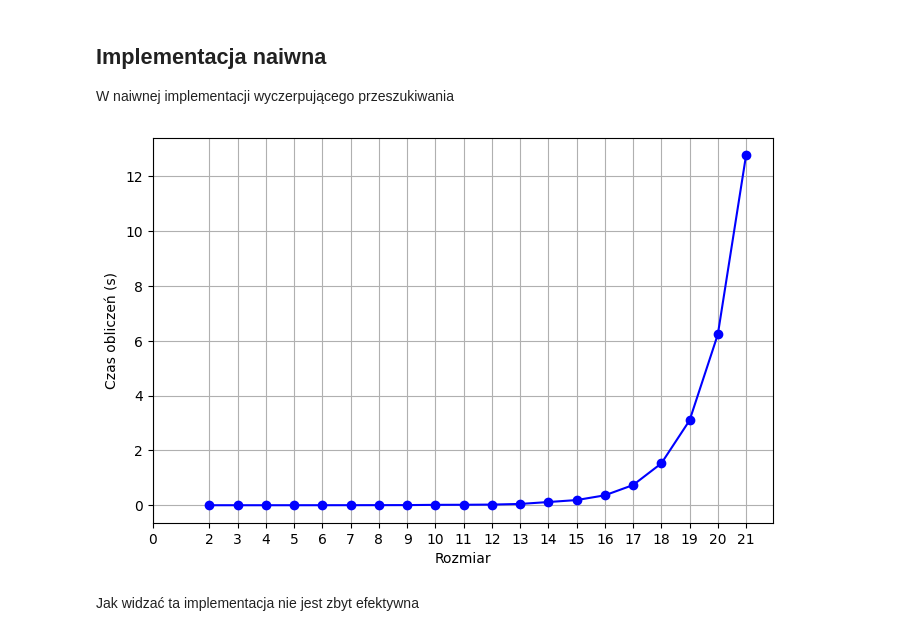
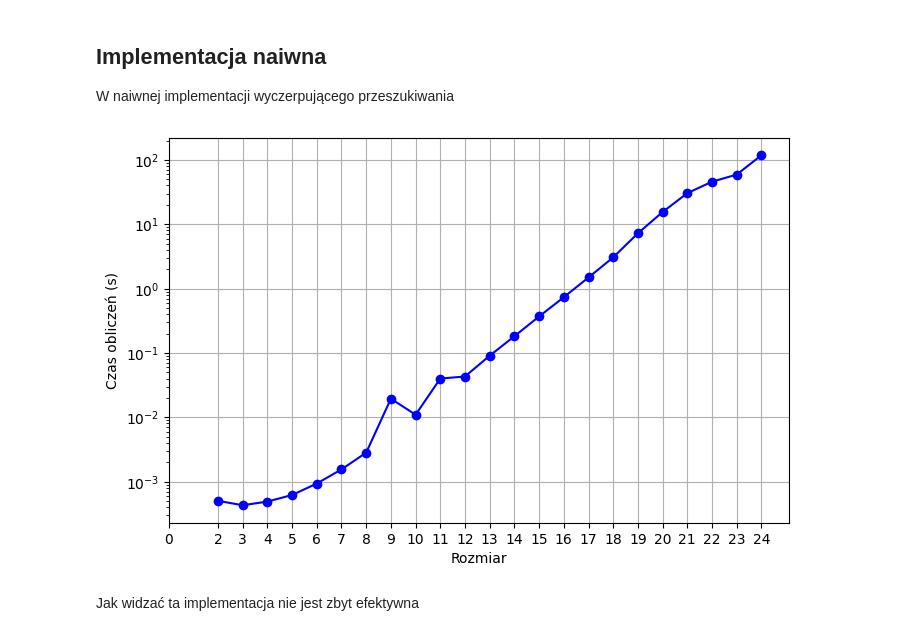
Before and after one commit to iitis/AkademiaSztukiKwantowej, a Jupyter notebook: classical_and_quantum_annealing/Algorytmu_wyczerpującego_przeszukiwania.ipynb, the cells around one changed output. Saved outputs shown, nothing was run; the diff lists cells and outputs as text; code cells hidden in the pictures.

```diff
--- a/classical_and_quantum_annealing/Algorytmu_wyczerpującego_przeszukiwania.ipynb
+++ b/classical_and_quantum_annealing/Algorytmu_wyczerpującego_przeszukiwania.ipynb
@@ -31,35 +31,36 @@ def brute_force_naive(J, h):
 # %%
 # Polecam zobaczyć jak rozmiar n wpływa na czas obliczeń, dla n>20 czas obliczeń zaczyna rosnąć bardzo szybko
 import time
 import matplotlib.pyplot as plt
 from IPython.utils.io import capture_output
 
 times = []
-n_range = list(range(2, 23))
+n_range = list(range(2, 25))
 for n in tqdm(n_range, desc="Wyczerpujące przeszukiwanie dla różnych n"):
 
     J = np.triu(np.random.uniform(-1, 1, size=(n, n)), k=1)  # losowa gęsta macierz górnotrójkątna
     h = np.random.uniform(-1, 1, size=n)  # losowy wektor
     start = time.time()
     with capture_output() as captured:
         state, energy = brute_force_naive(J, h)
     end = time.time()
     elapsed = end - start
     times.append(elapsed)
 
 plt.figure(figsize=(8, 5))
 plt.plot(n_range, times, marker='o', linestyle='-', color='blue', label='Execution Time')
 plt.xlabel('Rozmiar')
 plt.xticks([0] + n_range)
+plt.yscale('log', base=10)
 plt.ylabel('Czas obliczeń (s)')
 plt.grid(True)
 plt.show()
 
 
 # sol_energy, sol_state = brute_force_naive(J, h)
 # print(sol_energy, sol_state)
 # %% [output]
-[figure, old version]
+[figure, new version]
 # %% [markdown]
 Jak widzać ta implementacja nie jest zbyt efektywna
 # %%
```
Also changed, not shown: 4 other files.
